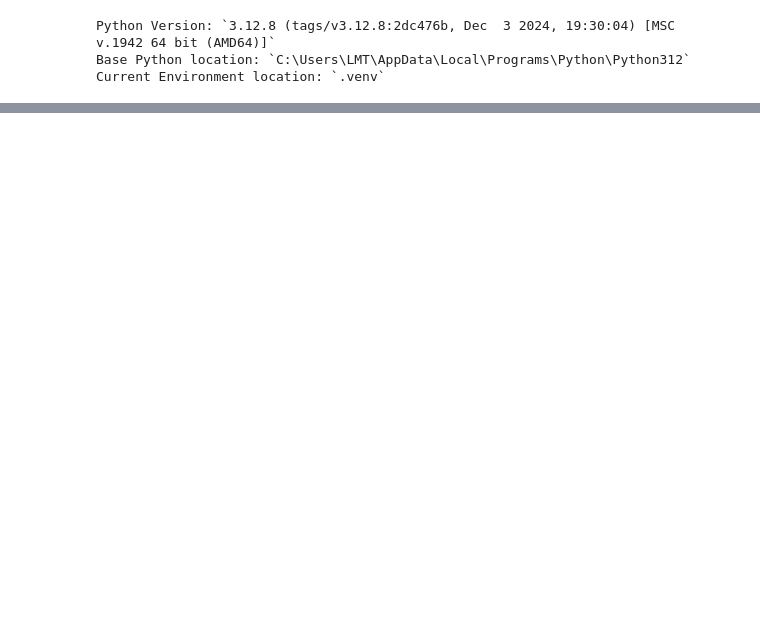
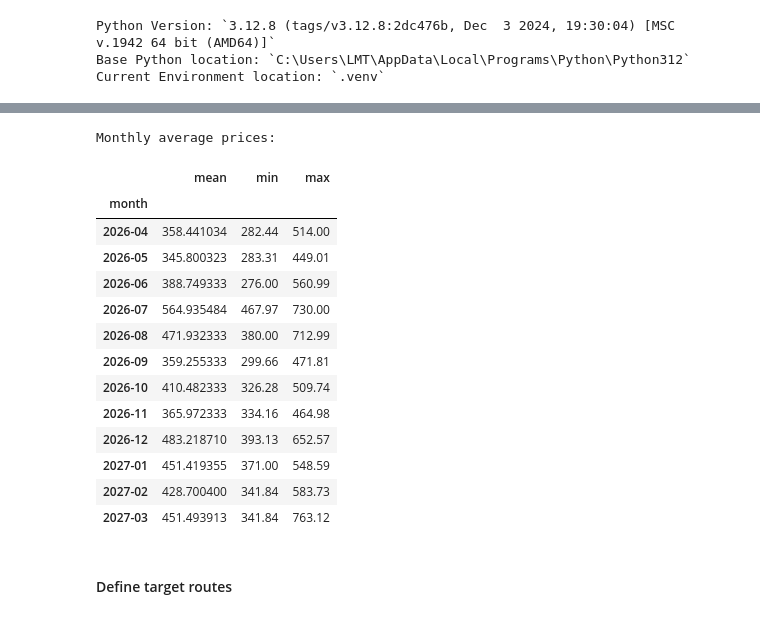
Before and after one commit to ThongLai/Flight-Scanner, a Jupyter notebook: experiment_notebooks/FlightsScraperSkyAPI.ipynb, the cells around one changed output, grey strips where cells are left out. Saved outputs shown, nothing was run; the diff lists cells and outputs as text; code cells hidden in the pictures; blank space fills up the shorter version.

```diff
--- a/experiment_notebooks/FlightsScraperSkyAPI.ipynb
+++ b/experiment_notebooks/FlightsScraperSkyAPI.ipynb
@@ -287,0 +91,22 @@ plt.show()
+# %%
+print(f"\nMonthly average prices:")
+cal_df["month"] = pd.to_datetime(cal_df["departure_date"]).dt.to_period("M")
+cal_df.groupby("month")["price"].agg(["mean", "min", "max"])
+# %% [output]
+Monthly average prices:
+|  | mean | min | max |
+| month |  |  |  |
+| 2026-04 | 358.441034 | 282.44 | 514.00 |
+| 2026-05 | 345.800323 | 283.31 | 449.01 |
+| 2026-06 | 388.749333 | 276.00 | 560.99 |
+| 2026-07 | 564.935484 | 467.97 | 730.00 |
+| 2026-08 | 471.932333 | 380.00 | 712.99 |
+| 2026-09 | 359.255333 | 299.66 | 471.81 |
+| 2026-10 | 410.482333 | 326.28 | 509.74 |
+| 2026-11 | 365.972333 | 334.16 | 464.98 |
+| 2026-12 | 483.218710 | 393.13 | 652.57 |
+| 2027-01 | 451.419355 | 371.00 | 548.59 |
+| 2027-02 | 428.700400 | 341.84 | 583.73 |
+| 2027-03 | 451.493913 | 341.84 | 763.12 |
+# %% [markdown]
+#### Define target routes
```
Also changed, not shown: parts of 22 cells of this notebook, 2 other files.
